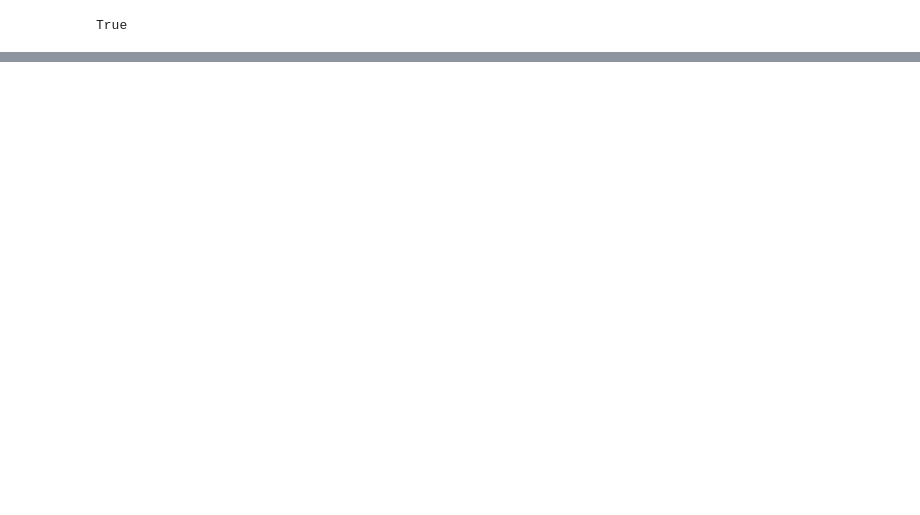
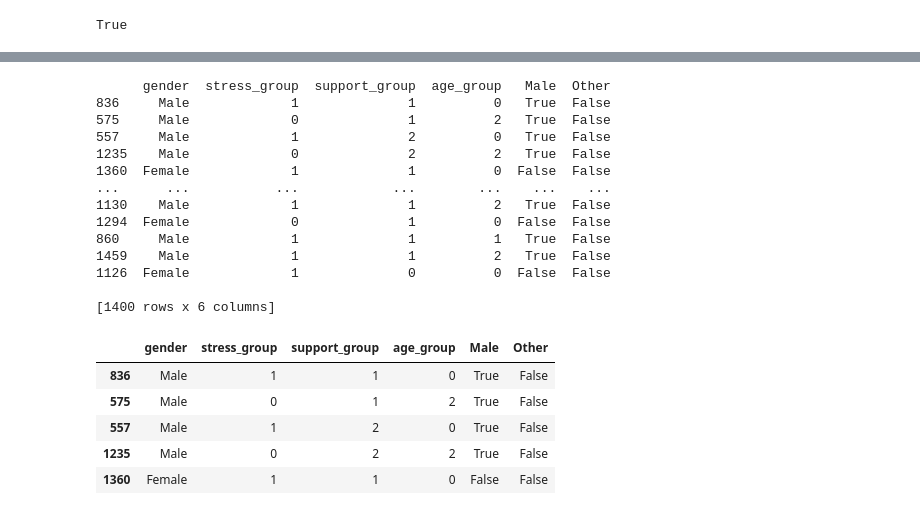
Before and after one commit to wen24-collab/MODEL-MACHINE-LEARNING-CLASSIFIICATION-TINGGKLAT-BRANOUT-SISWA-DAN-ORANG-DEWASA, a Jupyter notebook: prediksi_kelulusan.ipynb, the cells around one changed output, grey strips where cells are left out. Drawn from its saved outputs; the diff is of its cells as text; code cells hidden in the pictures; blank space fills up the shorter version.

Commit message:
encoding data ketegorik

```diff
--- a/prediksi_kelulusan.ipynb
+++ b/prediksi_kelulusan.ipynb
@@ -640,9 +640,9 @@ plt.show()
 # %%
 #PREPROCESSING DATA
 # %%
-data_kategorik = x_latih.select_dtypes(include='object')
-for i in data_kategorik.columns:
-    print(data_kategorik[i].value_counts())
+data_kategorik_encod = x_latih.select_dtypes(include='object') #menghapus kolom float64 dan int64 dari data latih
+for i in data_kategorik_encod:
+    print(data_kategorik_encod[i].value_counts())
 # %% [output]
 gender
 Male      676
@@ -671,10 +679,13 @@ print(data_kategorik.index.equals(data_kategorik.index)) #cek index data_kategor
 # %% [output]
 True
 # %%
-#ENCODING DATA ordinal
+encoding_maping = {
+    "stress_group" : {"Low (0-3)": 0, "Medium (4-7)": 1, "High (8-10)": 2},
+    "support_group" : {"Low (0-3)": 0, "Medium (4-7)": 1, "High (8-10)": 2},
+    "age_group" : {"<20": 0, "21-23": 1, ">23": 2}
+}
 
-data1 = data_kategorik["stress_group"] = data_kategorik["stress_group"].map({
-    "Low": 0,
-    "Medium": 1,
-    "High": 2
-    })
+for i, mapping in encoding_maping.items():
+    data_kategorik_encod[i] = data_kategorik_encod[i].map(mapping)
+
+print(data_kategorik_encod) #melihat data kategorik setelah di encoding
@@ -709,0 +707,5 @@ hasil_maping =  #menampilkan data_kategorik setelah di encoding
+# %%
+#encoding data nominal
+
+encode_nominal = pd.get_dummies(x_latih["gender"], drop_first=True)
+print(f'hasil encoding data nominal 💻:\n{encode_nominal}') #melihat data kategorik sebelum di encoding
@@ -709,0 +728,25 @@ hasil_maping =  #menampilkan data_kategorik setelah di encoding
+# %%
+x_latih_final = pd.concat([data_kategorik_encod, encode_nominal], axis=1) #menggabungkan data numerik, kategorik, dan nominal
+print(x_latih_final) #melihat data latih final setelah di encoding
+x_latih_final.head()
+# %% [output]
+      gender  stress_group  support_group  age_group   Male  Other
+836     Male             1              1          0   True  False
+575     Male             0              1          2   True  False
+557     Male             1              2          0   True  False
+1235    Male             0              2          2   True  False
+1360  Female             1              1          0  False  False
+...      ...           ...            ...        ...    ...    ...
+1130    Male             1              1          2   True  False
+1294  Female             0              1          0  False  False
+860     Male             1              1          1   True  False
+1459    Male             1              1          2   True  False
+1126  Female             1              0          0  False  False
+
+[1400 rows x 6 columns]
+|  | gender | stress_group | support_group | age_group | Male | Other |
+| 836 | Male | 1 | 1 | 0 | True | False |
+| 575 | Male | 0 | 1 | 2 | True | False |
+| 557 | Male | 1 | 2 | 0 | True | False |
+| 1235 | Male | 0 | 2 | 2 | True | False |
+| 1360 | Female | 1 | 1 | 0 | False | False |
```
Also changed, not shown: parts of 7 cells of this notebook.
